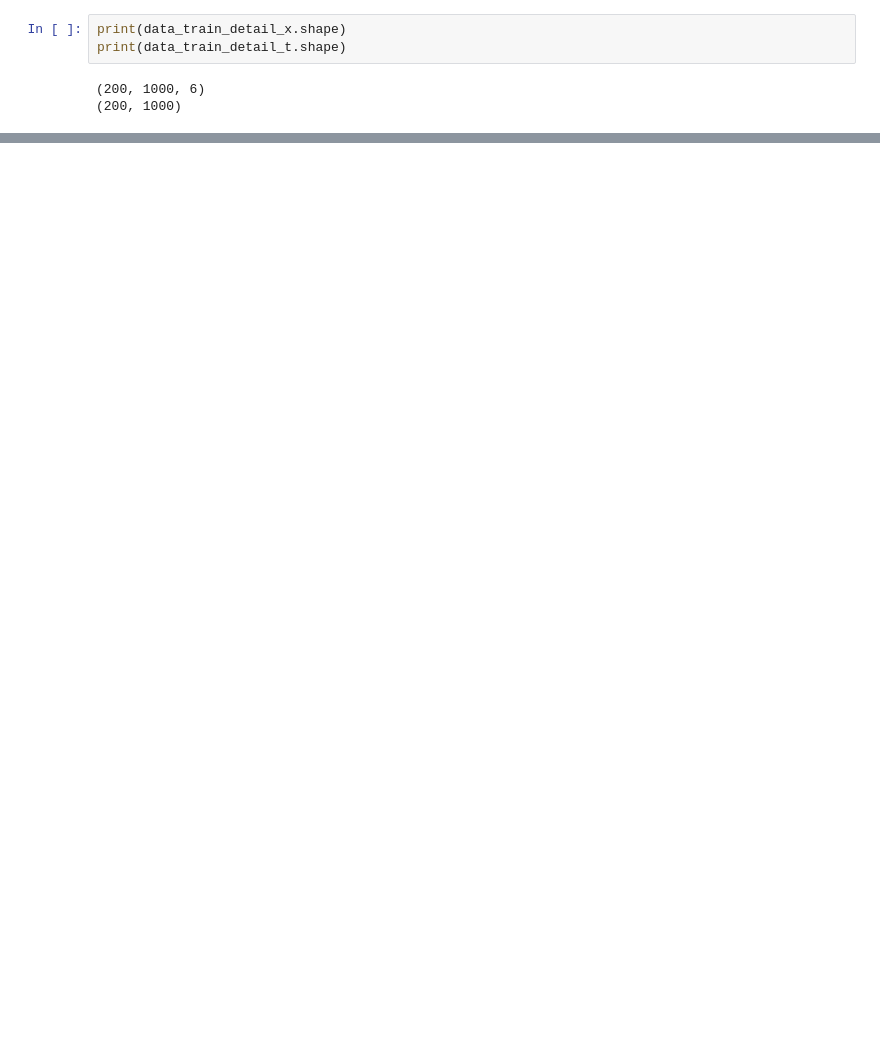
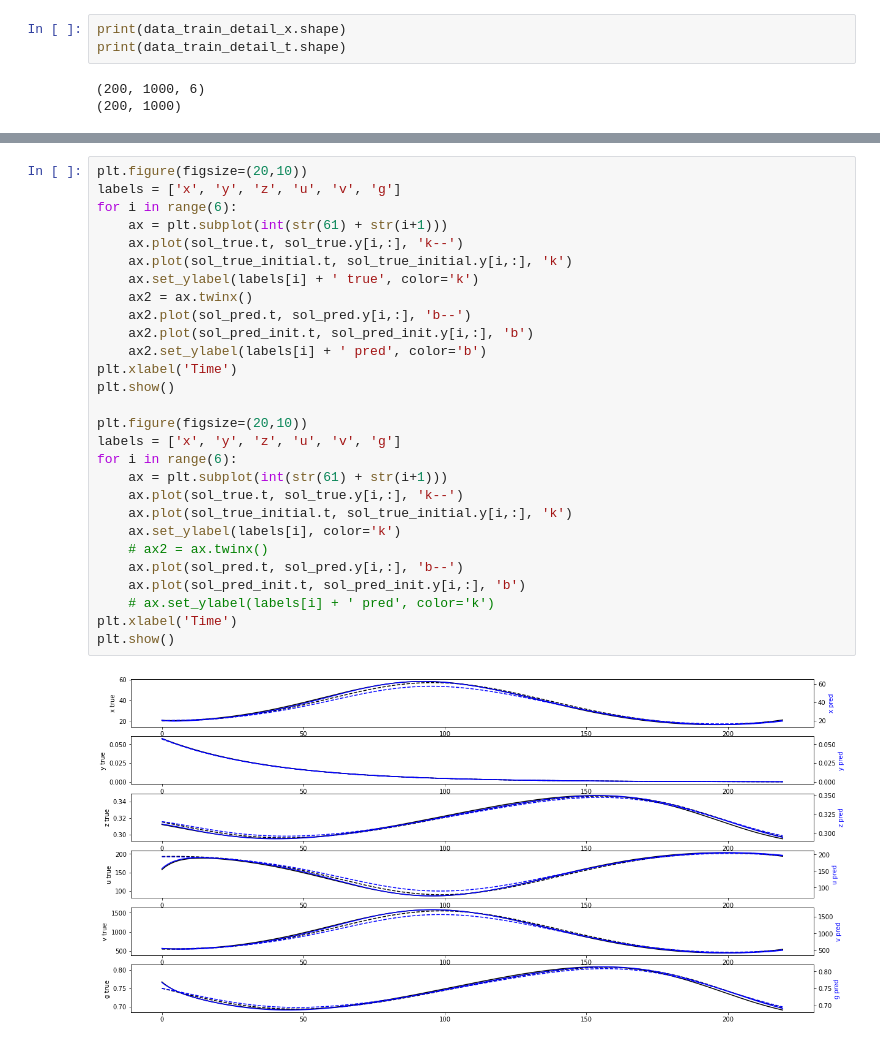
Before and after one commit to saurabhmalani1994/PartialObservations, a Jupyter notebook: testing_RHS.ipynb, the cells around one changed output, grey strips where cells are left out. Saved outputs shown, nothing was run; the diff lists cells and outputs as text; blank space fills up the shorter version.

```diff
--- a/testing_RHS.ipynb
+++ b/testing_RHS.ipynb
@@ -401,0 +462,30 @@ plt.show()
+# %%
+plt.figure(figsize=(20,10))
+labels = ['x', 'y', 'z', 'u', 'v', 'g']
+for i in range(6):
+    ax = plt.subplot(int(str(61) + str(i+1)))
+    ax.plot(sol_true.t, sol_true.y[i,:], 'k--')
+    ax.plot(sol_true_initial.t, sol_true_initial.y[i,:], 'k')
+    ax.set_ylabel(labels[i] + ' true', color='k')
+    ax2 = ax.twinx()
+    ax2.plot(sol_pred.t, sol_pred.y[i,:], 'b--')
+    ax2.plot(sol_pred_init.t, sol_pred_init.y[i,:], 'b')
+    ax2.set_ylabel(labels[i] + ' pred', color='b')
+plt.xlabel('Time')
+plt.show()
+
+plt.figure(figsize=(20,10))
+labels = ['x', 'y', 'z', 'u', 'v', 'g']
+for i in range(6):
+    ax = plt.subplot(int(str(61) + str(i+1)))
+    ax.plot(sol_true.t, sol_true.y[i,:], 'k--')
+    ax.plot(sol_true_initial.t, sol_true_initial.y[i,:], 'k')
+    ax.set_ylabel(labels[i], color='k')
+    # ax2 = ax.twinx()
+    ax.plot(sol_pred.t, sol_pred.y[i,:], 'b--')
+    ax.plot(sol_pred_init.t, sol_pred_init.y[i,:], 'b')
+    # ax.set_ylabel(labels[i] + ' pred', color='k')
+plt.xlabel('Time')
+plt.show()
+# %% [output]
+[figure, added]
```
Also changed, not shown: parts of 8 cells of this notebook, 14 other files.
